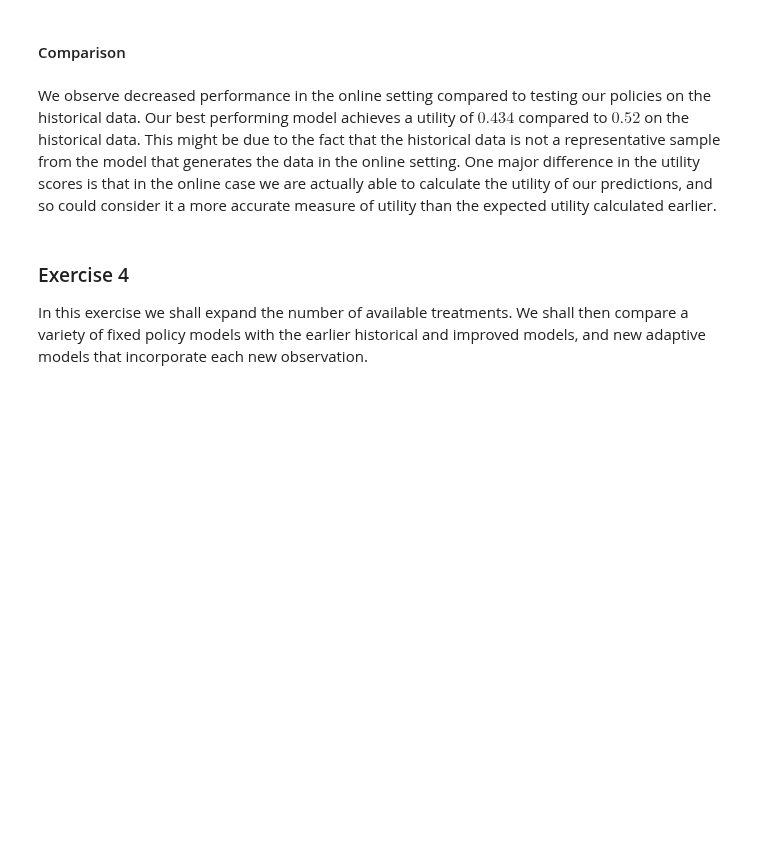
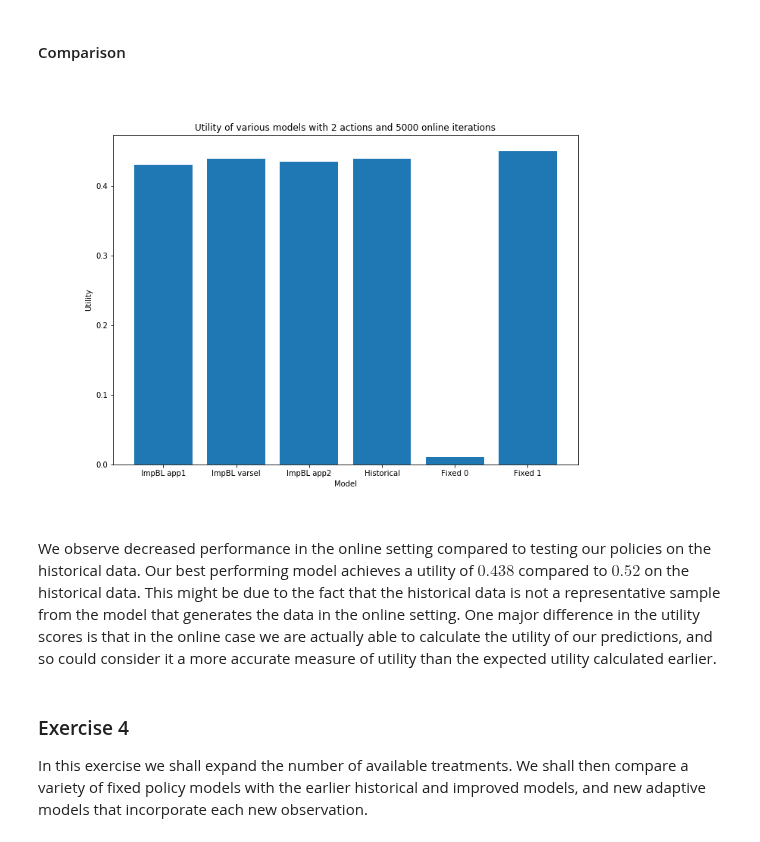
Before and after one commit to chriklev/ml-society-science, a Jupyter notebook: src/project-2/Project2_INSTK5000_master.ipynb, the cells around one changed output. Saved outputs shown, nothing was run; the diff lists cells and outputs as text; code cells hidden in the pictures; blank space fills up the shorter version.

```diff
--- a/src/project-2/Project2_INSTK5000_master.ipynb
+++ b/src/project-2/Project2_INSTK5000_master.ipynb
@@ -1050,5 +1048,9 @@ $$
+# %%
+display(Image(filename="img/impr_2_plot.png", width = 600))
+# %% [output]
+[figure, added]
 # %% [markdown]
-We observe decreased performance in the online setting compared to testing our policies on the historical data. Our best performing model achieves a utility of $0.434$ compared to $0.52$ on the historical data. This might be due to the fact that the historical data is not a representative sample from the model that generates the data in the online setting. One major difference in the utility scores is that in the online case we are actually able to calculate the utility of our predictions, and so could consider it a more accurate measure of utility than the expected utility calculated earlier.
+We observe decreased performance in the online setting compared to testing our policies on the historical data. Our best performing model achieves a utility of $0.438$ compared to $0.52$ on the historical data. This might be due to the fact that the historical data is not a representative sample from the model that generates the data in the online setting. One major difference in the utility scores is that in the online case we are actually able to calculate the utility of our predictions, and so could consider it a more accurate measure of utility than the expected utility calculated earlier.
 # %% [markdown]
 ### Exercise 4
 
```
Also changed, not shown: parts of 12 cells of this notebook.
